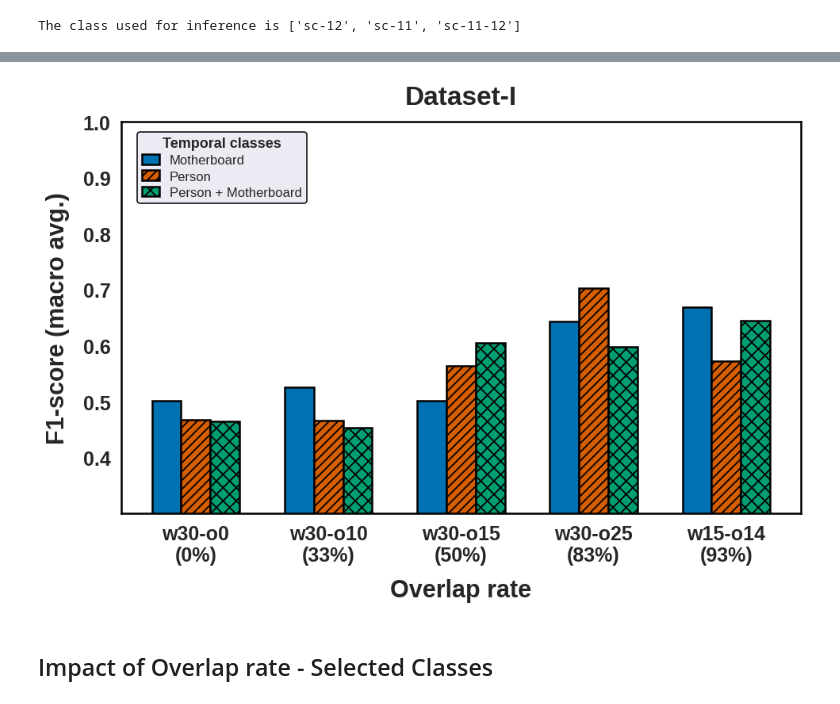
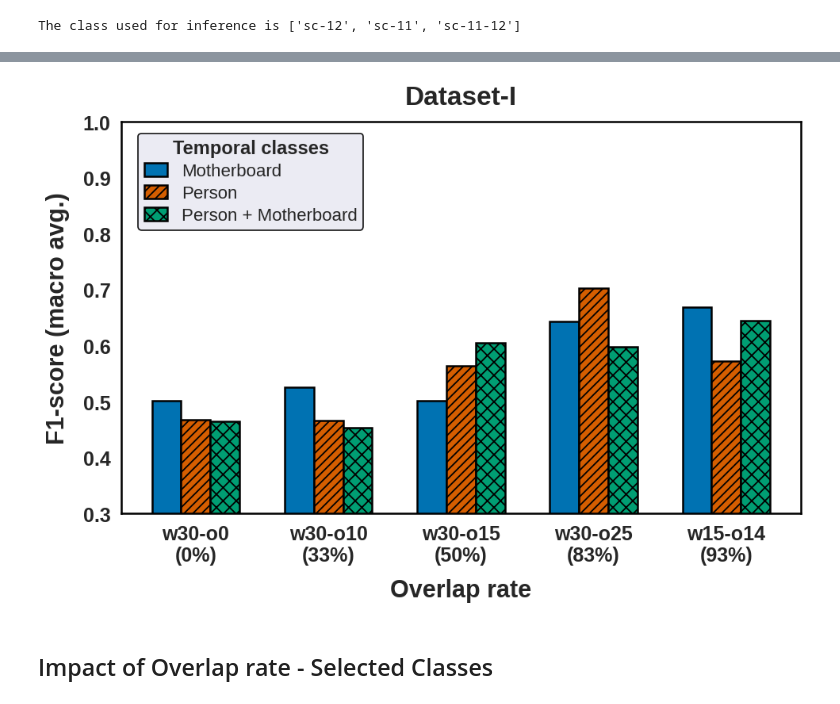
Before and after one commit to vigneshuw/AssemblyMonitoring-GraphLearning, a Jupyter notebook: evaluations/TrainingEval.ipynb, the cells around one changed output, grey strips where cells are left out. Cells and saved outputs as stored; diff of their text form; code cells hidden in the pictures.

Commit message:
plot updates

```diff
--- a/evaluations/TrainingEval.ipynb
+++ b/evaluations/TrainingEval.ipynb
@@ -351,7 +427,7 @@ axs.set_title(plot_title, fontsize=24, fontweight="bold", pad=16)
 axs.set_xticks(bar_positions)
 axs.set_xticklabels(overlap_rates, fontsize=18, fontweight="bold")
 axs.set_ylim(0.30, 1.00)
-axs.set_yticks(np.arange(0.40, 1.01, 0.10))
+axs.set_yticks(np.arange(0.30, 1.01, 0.10))
 axs.tick_params(axis="y", labelsize=18)
 for tick in axs.get_yticklabels():
     tick.set_fontweight("bold")
@@ -360,36 +436,36 @@ axs.set_axisbelow(True)
 
 # Compact legend inside the plot area with hatch styles visible
 legend = axs.legend(
     title="Temporal classes",
     loc="upper left",
     bbox_to_anchor=(0.02, 0.98),
-    fontsize=12,
-    title_fontsize=13,
+    fontsize=16,
+    title_fontsize=17,
     frameon=True,
     edgecolor="black",
     framealpha=0.92,
     labelspacing=0.3,
     handlelength=1.3,
     handleheight=0.8,
     borderpad=0.35,
     borderaxespad=0.2,
 )
 legend.get_title().set_fontweight("bold")
 legend.get_frame().set_linewidth(1.2)
 
 # Clear, bold axes box
 for spine in axs.spines.values():
     spine.set_edgecolor("black")
     spine.set_linewidth(1.8)
 
 plt.xticks(rotation=0)
 plt.tight_layout()
 output_dir = os.path.join(os.getcwd(), "output")
 os.makedirs(output_dir, exist_ok=True)
 fig.savefig(os.path.join(output_dir, output_filename), dpi=600, bbox_inches="tight", facecolor="white")
 plt.show()
 # %% [output]
-[figure, old version]
+[figure, new version]
 # %% [markdown]
 ## Impact of Overlap rate - Selected Classes
 # %%
```
Also changed, not shown: parts of 4 cells of this notebook.
